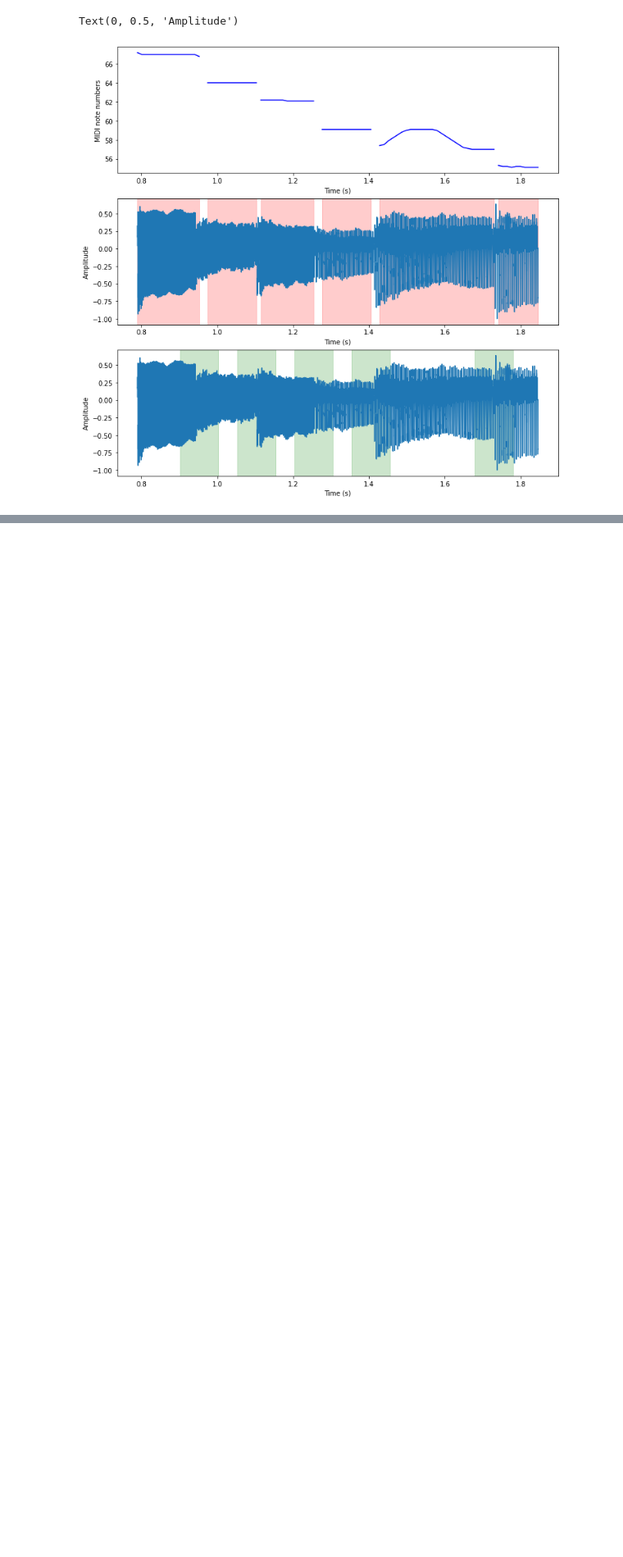
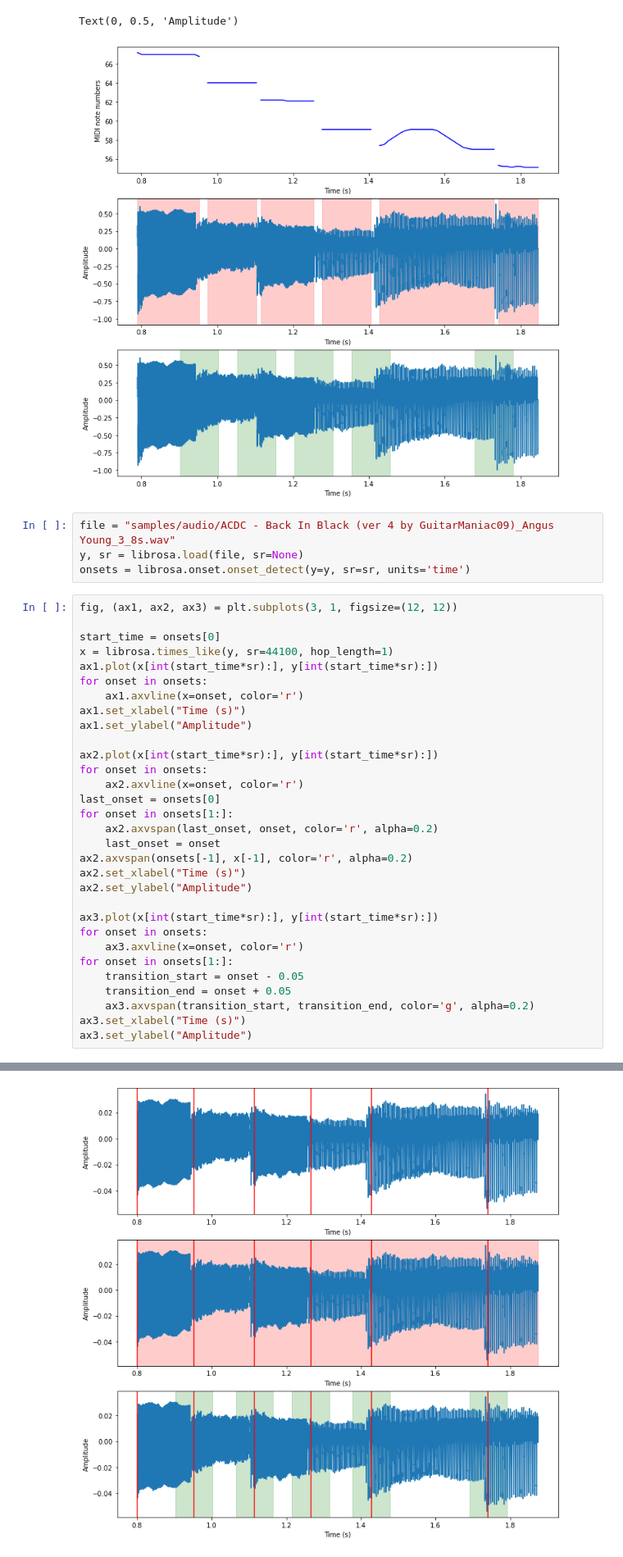
Before and after one commit to jwang44/GuitarPro-Stuff, a Jupyter notebook: plot.ipynb, the cells around one changed output, grey strips where cells are left out. Shown: that part at 82% size. Drawn from its saved outputs; the diff is of its cells as text; blank space fills up the shorter version.

Commit message:
update plotting code

```diff
--- a/plot.ipynb
+++ b/plot.ipynb
@@ -77,3 +77,39 @@ ax3.set_ylabel("Amplitude")
 # %% [output]
 Text(0, 0.5, 'Amplitude')
 [figure]
+# %%
+file = "samples/audio/ACDC - Back In Black (ver 4 by GuitarManiac09)_Angus Young_3_8s.wav"
+y, sr = librosa.load(file, sr=None)
+onsets = librosa.onset.onset_detect(y=y, sr=sr, units='time')
+# %%
+fig, (ax1, ax2, ax3) = plt.subplots(3, 1, figsize=(12, 12))
+
+start_time = onsets[0]
+x = librosa.times_like(y, sr=44100, hop_length=1)
+ax1.plot(x[int(start_time*sr):], y[int(start_time*sr):])
+for onset in onsets:
+    ax1.axvline(x=onset, color='r')
+ax1.set_xlabel("Time (s)")
+ax1.set_ylabel("Amplitude")
+
+ax2.plot(x[int(start_time*sr):], y[int(start_time*sr):])
+for onset in onsets:
+    ax2.axvline(x=onset, color='r')
+last_onset = onsets[0]
+for onset in onsets[1:]:
+    ax2.axvspan(last_onset, onset, color='r', alpha=0.2)
+    last_onset = onset
+ax2.axvspan(onsets[-1], x[-1], color='r', alpha=0.2)
+ax2.set_xlabel("Time (s)")
+ax2.set_ylabel("Amplitude")
+
+ax3.plot(x[int(start_time*sr):], y[int(start_time*sr):])
+for onset in onsets:
+    ax3.axvline(x=onset, color='r')
+for onset in onsets[1:]:
+    transition_start = onset - 0.05
+    transition_end = onset + 0.05
+    ax3.axvspan(transition_start, transition_end, color='g', alpha=0.2)
+ax3.set_xlabel("Time (s)")
+ax3.set_ylabel("Amplitude")
+# %% [output]
@@ -79,0 +117 @@ Text(0, 0.5, 'Amplitude')
+[figure, added]
```
Also changed, not shown: parts of 14 cells of this notebook.
